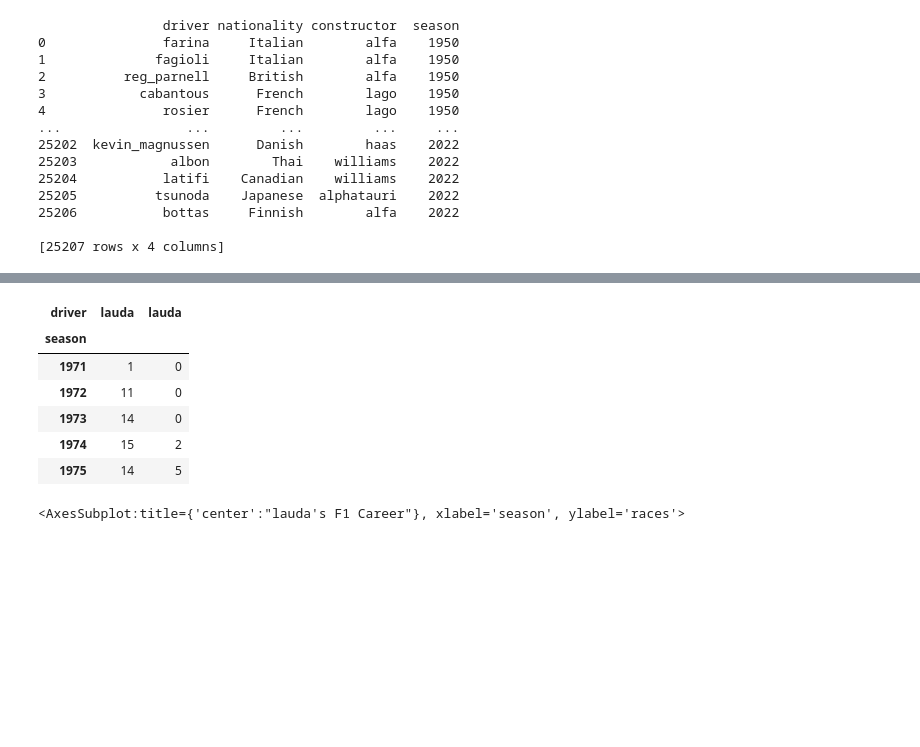
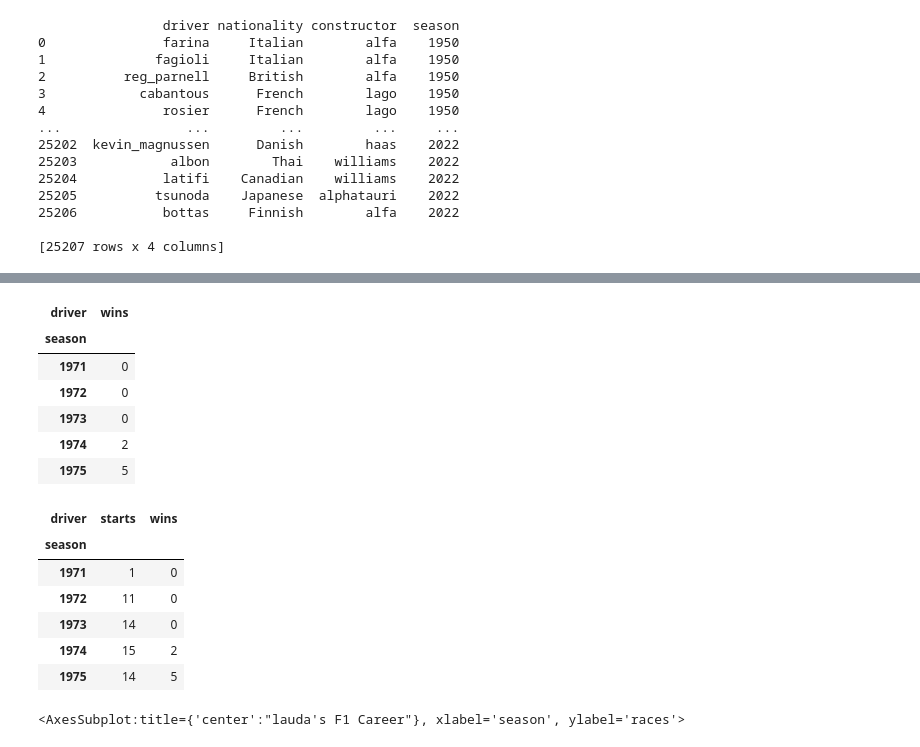
Before and after one commit to autrefois/bootcamp, a Jupyter notebook: 2022/python_workshop/notebooks/resources/resolved/f1_driver_career_analysis.ipynb, the cells around one changed output, grey strips where cells are left out. Drawn from its saved outputs; the diff is of its cells as text; code cells hidden in the pictures; blank space fills up the shorter version.

```diff
--- a/2022/python_workshop/notebooks/resources/resolved/f1_driver_career_analysis.ipynb
+++ b/2022/python_workshop/notebooks/resources/resolved/f1_driver_career_analysis.ipynb
@@ -289,11 +320,25 @@ print(big_df)
+# %%
+# prepare the second dataframe - we should not have the same column names in both
+plot_data_wins.rename(
+    columns={
+        f"{driver}": "wins"
+    }, inplace=True
+)
+plot_data_wins.head()
+# %% [output]
+| driver | wins |
+| season |  |
+| 1971 | 0 |
+| 1972 | 0 |
+| 1973 | 0 |
+| 1974 | 2 |
+| 1975 | 5 |
 # %%
 # recreate plot_data using concat
-del plot_data
-
 plot_data = pd.concat([plot_data_start, plot_data_wins], axis=1)
 plot_data.head()
 # %% [output]
-| driver | lauda | lauda |
+| driver | starts | wins |
 | season |  |  |
 | 1971 | 1 | 0 |
 | 1972 | 11 | 0 |
```
Also changed, not shown: parts of 4 cells of this notebook.
